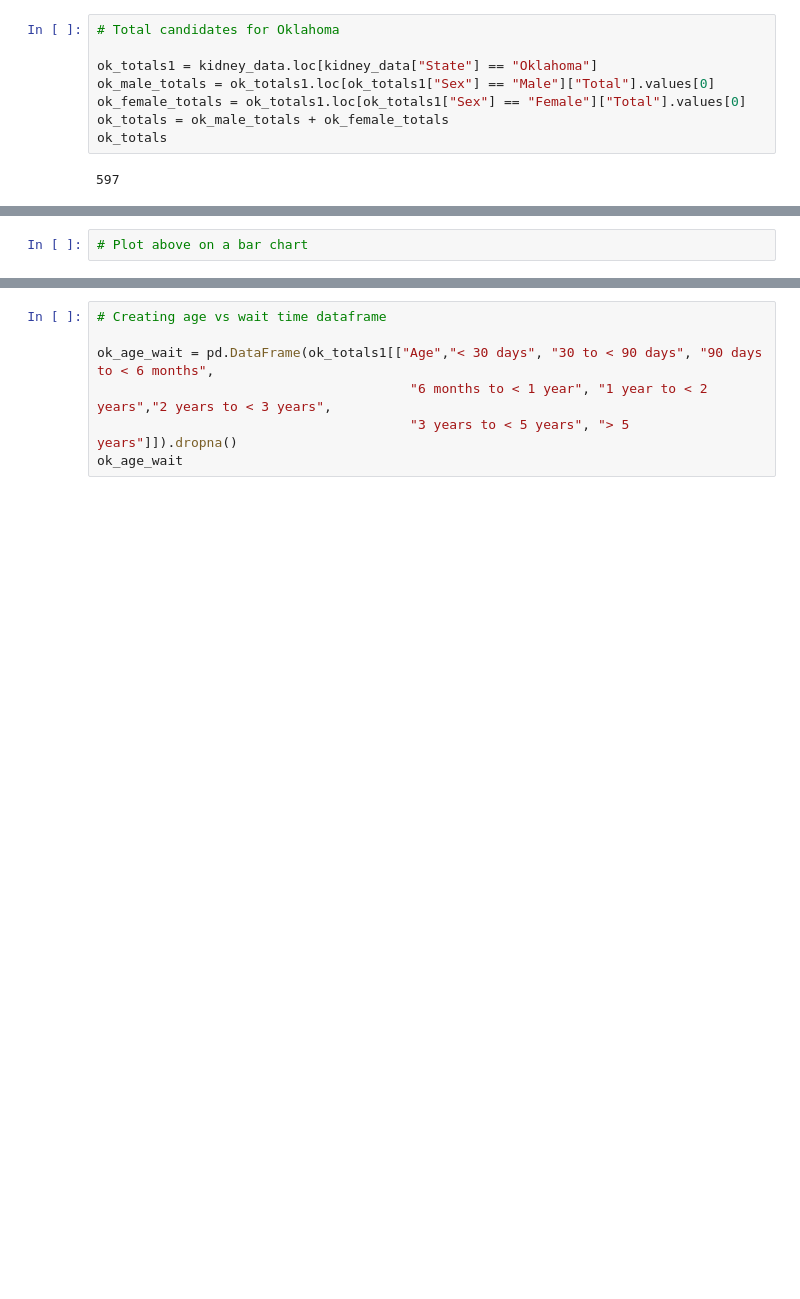
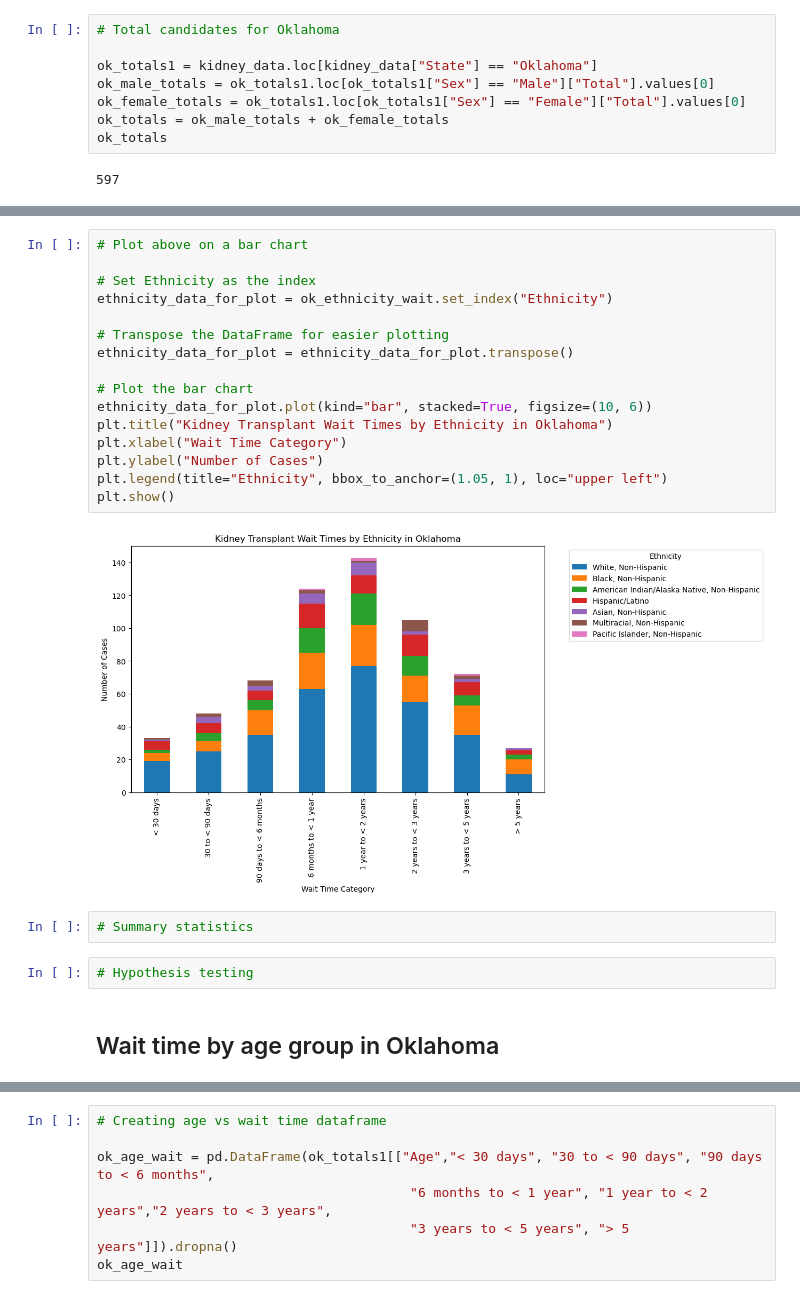
Before and after one commit to ASPigman/Project_1, a Jupyter notebook: KidneyTransplantMain.ipynb, the cells around one changed output, grey strips where cells are left out. Saved outputs shown, nothing was run; the diff lists cells and outputs as text; blank space fills up the shorter version.

```diff
--- a/KidneyTransplantMain.ipynb
+++ b/KidneyTransplantMain.ipynb
@@ -148,3 +291,25 @@ ok_ethnicity_wait
 | 1086 | Pacific Islander, Non-Hispanic | 0 | 0 | 0 | 1 | ... |
 # %%
 # Plot above on a bar chart
+
+# Set Ethnicity as the index
+ethnicity_data_for_plot = ok_ethnicity_wait.set_index("Ethnicity")
+
+# Transpose the DataFrame for easier plotting
+ethnicity_data_for_plot = ethnicity_data_for_plot.transpose()
+
+# Plot the bar chart
+ethnicity_data_for_plot.plot(kind="bar", stacked=True, figsize=(10, 6))
+plt.title("Kidney Transplant Wait Times by Ethnicity in Oklahoma")
+plt.xlabel("Wait Time Category")
+plt.ylabel("Number of Cases")
+plt.legend(title="Ethnicity", bbox_to_anchor=(1.05, 1), loc="upper left")
+plt.show()
+# %% [output]
+[figure, added]
+# %%
+# Summary statistics
+# %%
+# Hypothesis testing
+# %% [markdown]
+## Wait time by age group in Oklahoma
```
Also changed, not shown: parts of 25 cells of this notebook.
